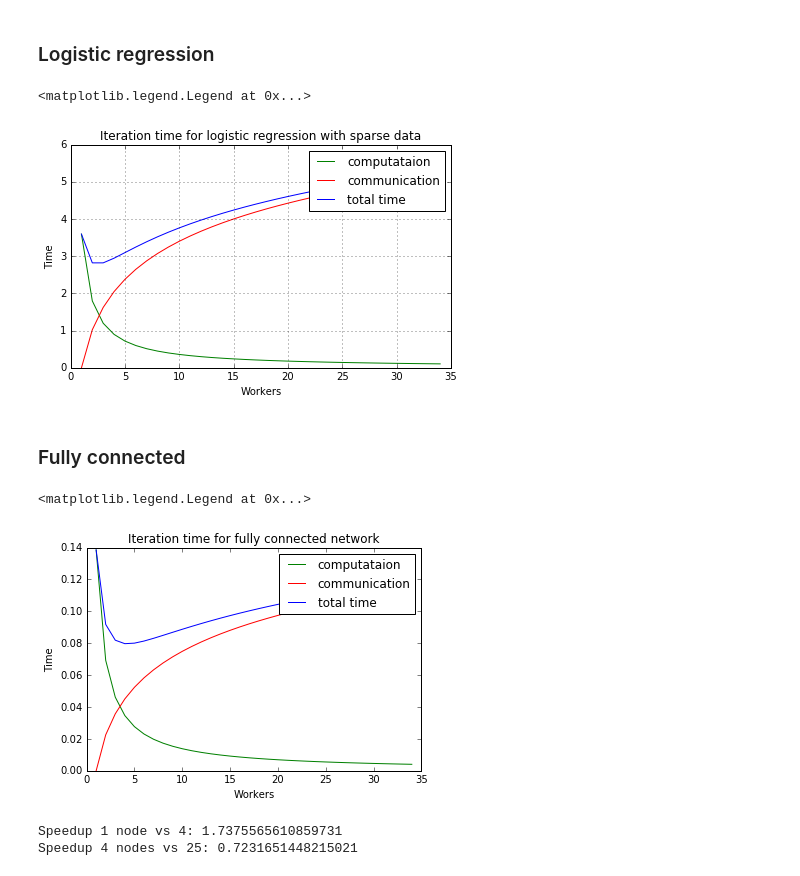
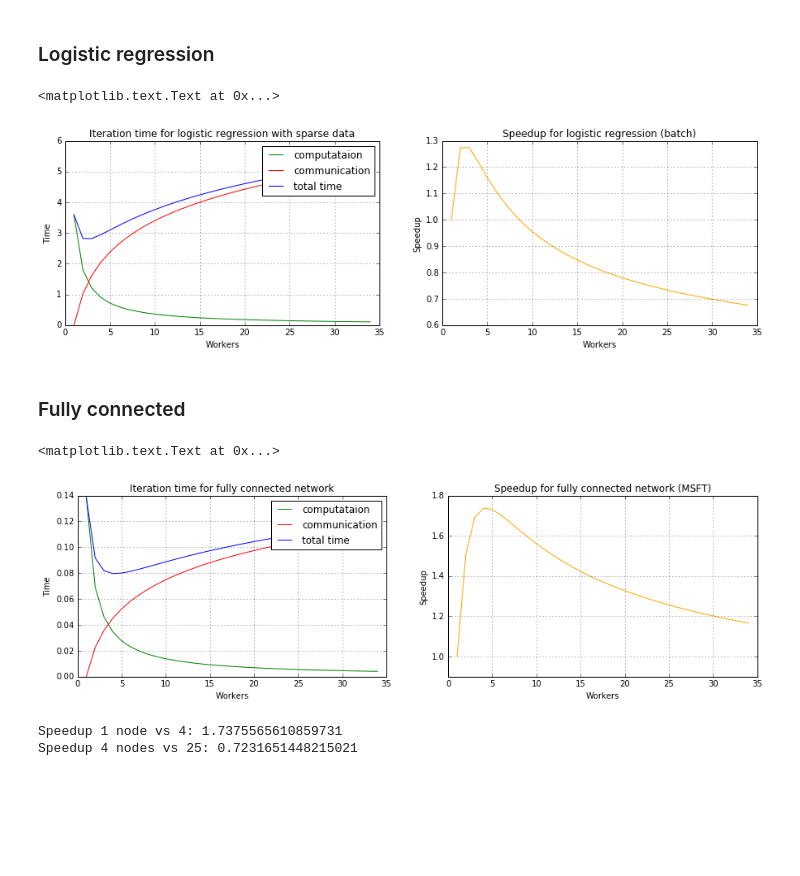
Before and after one commit to avulanov/scalability, a Jupyter notebook: deep-learning.ipynb, the cells around one changed output. Cells and saved outputs as stored; diff of their text form; code cells hidden in the pictures; blank space fills up the shorter version.

Commit message:
Speedup for deep learning

```diff
--- a/deep-learning.ipynb
+++ b/deep-learning.ipynb
@@ -34,35 +34,43 @@ import matplotlib.pyplot as plt
 import numpy as np
 #Criteo & MS
 weights = 16E6
 batch = 2.3E9 # Batch LBFGS
 nonZero = 125 # 125 non-zero features
 #
 flops = 2 * nonZero * batch
 # Network 1Gb/s (peak can be 100%)
 b = 1E9
 # Standard CPU 200 GFlops (peak is 80%)
 p = 0.8 * 200E9
 n = np.arange(1, 35)
 #vtcp = np.vectorize(tcp)
 #vtcm = np.vectorize(tcm)
 #vt = np.vectorize(t)
 tcpData = np.vectorize(tcp)(n, flops, p)
 tcmData = np.vectorize(tcm)(n, weights, b)
 tData = np.vectorize(t)(n, weights, flops, b, p)
 plt.figure(1, figsize=(15, 4))
 plt.subplot(121)
 ax = plt.gca()
 ax.grid(True)
 leg1, = plt.plot(n,tcpData, color="green", label='computataion')
 leg2, = plt.plot(n,tcmData, color="red", label='communication')
 leg3, = plt.plot(n, tData, color="blue", label='total time')
 plt.ylabel("Time")
 plt.xlabel("Workers")
 plt.title("Iteration time for logistic regression with sparse data")
 plt.legend(handles=[leg1, leg2, leg3])
+sData = np.vectorize(s)(1, n, weights, flops, b, p)
+plt.subplot(122)
+ax = plt.gca()
+ax.grid(True)
+leg1, = plt.plot(n, sData, color="orange")
+plt.ylabel("Speedup")
+plt.xlabel("Workers")
+plt.title("Speedup for logistic regression (batch)")
 # %% [output]
-<matplotlib.legend.Legend at 0x...>
+<matplotlib.text.Text at 0x...>
-[figure, old version]
+[figure, new version]
 # %% [markdown]
 ### Fully connected
 # %%
@@ -82,6 +90,10 @@ n = np.arange(1, 35)
 tcpData = np.vectorize(tcp)(n, flops, p)
 tcmData = np.vectorize(tcm)(n, weights, b)
 tData = np.vectorize(t)(n, weights, flops, b, p)
+plt.figure(1, figsize=(15, 4))
+plt.subplot(121)
+ax = plt.gca()
+ax.grid(True)
 leg1, = plt.plot(n,tcpData, color="green", label='computataion')
 leg2, = plt.plot(n,tcmData, color="red", label='communication')
 leg3, = plt.plot(n, tData, color="blue", label='total time')
@@ -89,9 +101,17 @@ plt.ylabel("Time")
 plt.xlabel("Workers")
 plt.title("Iteration time for fully connected network")
 plt.legend(handles=[leg1, leg2, leg3])
+sData = np.vectorize(s)(1, n, weights, flops, b, p)
+plt.subplot(122)
+ax = plt.gca()
+ax.grid(True)
+leg1, = plt.plot(n, sData, color="orange")
+plt.ylabel("Speedup")
+plt.xlabel("Workers")
+plt.title("Speedup for fully connected network (MSFT)")
 # %% [output]
-<matplotlib.legend.Legend at 0x...>
+<matplotlib.text.Text at 0x...>
-[figure, old version]
+[figure, new version]
 # %%
 print("Speedup 1 node vs 4:", t(1, weights, flops, b, p) / t(4,  weights, flops, b, p))
 print("Speedup 4 nodes vs 25:", t(4, weights, flops, b, p) / t(25,  weights, flops, b, p))
```
Also changed, not shown: parts of 3 cells of this notebook.
